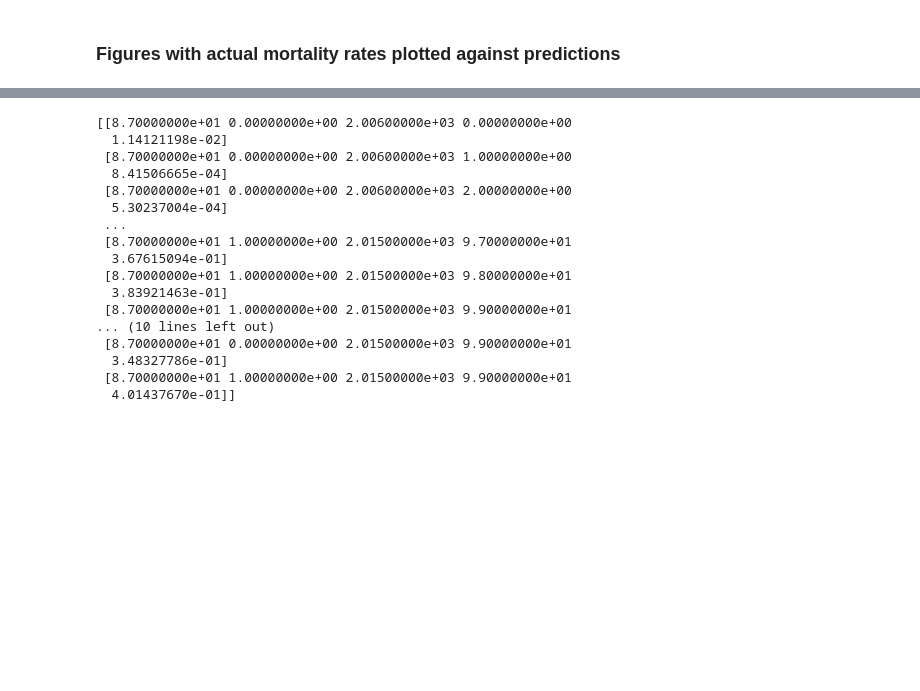
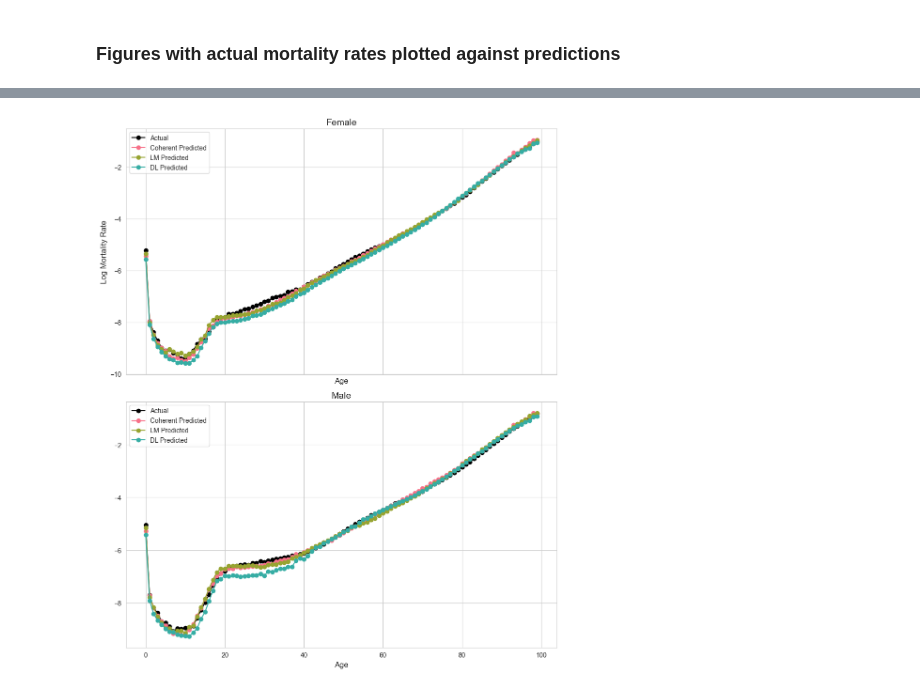
Before and after one commit to paigenpark/deep-mort, a Jupyter notebook: code/figures.ipynb, the cells around one changed output, grey strips where cells are left out. Saved outputs shown, nothing was run; the diff lists cells and outputs as text; code cells hidden in the pictures; blank space fills up the shorter version.

```diff
--- a/code/figures.ipynb
+++ b/code/figures.ipynb
@@ -217,21 +217,59 @@ Plot of actual and fitted/forecasted mortality rates (in training and test sets)
-# %%
-print(lc_predictions_us)
-print(country_test_pred_us_only)
-# %% [output]
-[[8.70000000e+01 0.00000000e+00 2.00600000e+03 0.00000000e+00
-  1.14121198e-02]
- [8.70000000e+01 0.00000000e+00 2.00600000e+03 1.00000000e+00
-  8.41506665e-04]
- [8.70000000e+01 0.00000000e+00 2.00600000e+03 2.00000000e+00
-  5.30237004e-04]
- ...
- [8.70000000e+01 1.00000000e+00 2.01500000e+03 9.70000000e+01
-  3.67615094e-01]
- [8.70000000e+01 1.00000000e+00 2.01500000e+03 9.80000000e+01
-  3.83921463e-01]
- [8.70000000e+01 1.00000000e+00 2.01500000e+03 9.90000000e+01
-... (10 lines left out)
- [8.70000000e+01 0.00000000e+00 2.01500000e+03 9.90000000e+01
-  3.48327786e-01]
- [8.70000000e+01 1.00000000e+00 2.01500000e+03 9.90000000e+01
-  4.01437670e-01]]
+# %%
+single_actual = actual_data_divided[country_index].copy()
+single_c = c_test_divided[country_index].copy()
+single_lm = lm_test_divided[country_index].copy()
+single_dl = dl_test_divided[country_index].copy()
+
+selected_year = 2015
+time_col = 2
+mort_col = 4
+gender_col = 1
+age_col = 3
+
+# Extract unique genders
+genders = np.unique(single_actual[:, gender_col])
+gender_titles = {0: 'Female', 1: 'Male'}
+
+# aesthetics
+sns.set_style("whitegrid")
+colors = sns.color_palette("husl", 4)
+
+fig, axes = plt.subplots(len(genders), 1, figsize=(10, 12), sharex=True)
+
+for idx, gender in enumerate(genders):
+    ax = axes[idx]
+
+    actual_subset = single_actual[(single_actual[:, time_col] == selected_year) & (single_actual[:, gender_col] == gender)]
+    predicted_subset_c = single_c[(single_c[:, time_col] == selected_year) & (single_c[:, gender_col] == gender)]
+    predicted_subset_lm = single_lm[(single_lm[:, time_col] == selected_year) & (single_lm[:, gender_col] == gender)]
+    predicted_subset_dl = single_dl[(single_dl[:, time_col] == selected_year) & (single_dl[:, gender_col] == gender)]
+
+    actual_subset = actual_subset[np.argsort(actual_subset[:, age_col])]
+    predicted_subset_c = predicted_subset_c[np.argsort(predicted_subset_c[:, age_col])]
+    predicted_subset_lm = predicted_subset_lm[np.argsort(predicted_subset_lm[:, age_col])]
+    predicted_subset_dl = predicted_subset_dl[np.argsort(predicted_subset_dl[:, age_col])]
+
+    ages = actual_subset[:, age_col]
+    actual_rates = actual_subset[:, mort_col]
+    predicted_rates_lc = predicted_subset_c[:, mort_col]
+    predicted_rates_lm = predicted_subset_lm[:, mort_col]
+    predicted_rates_dl = predicted_subset_dl[:, mort_col]
+
+    ax.plot(ages, actual_rates, label='Actual', marker='o', color='black')
+    ax.plot(ages, predicted_rates_lc, label='Coherent Predicted', marker='o', color=colors[0])
+    ax.plot(ages, predicted_rates_lm, label='LM Predicted', marker='o', color=colors[1])
+    ax.plot(ages, predicted_rates_dl, label='DL Predicted', marker='o', color=colors[2])
+
+    ax.set_title(f'{gender_titles[gender]}', fontsize=14)
+    ax.set_xlabel('Age', fontsize=12)
+    if idx == 0:
+        ax.set_ylabel('Log Mortality Rate', fontsize=12)
+
+    ax.grid(True)
+    ax.legend(fontsize=10)
+axes[-1].set_xlabel('Age', fontsize=12)
+plt.tight_layout()
+plt.savefig("../results/actual_v_fitted_2015_log_side_by_side_us.pdf", format="pdf")
+plt.show()
+# %% [output]
+[figure, added]
```
Also changed, not shown: parts of 62 cells of this notebook, 27 other files.
